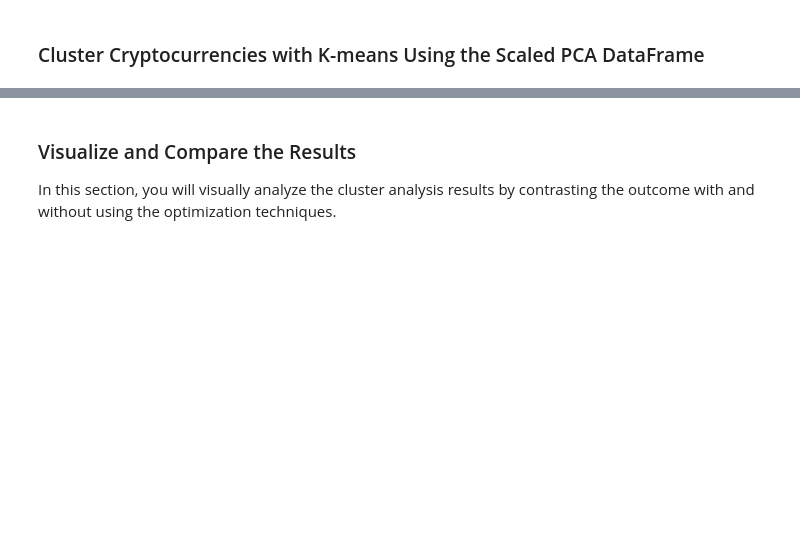
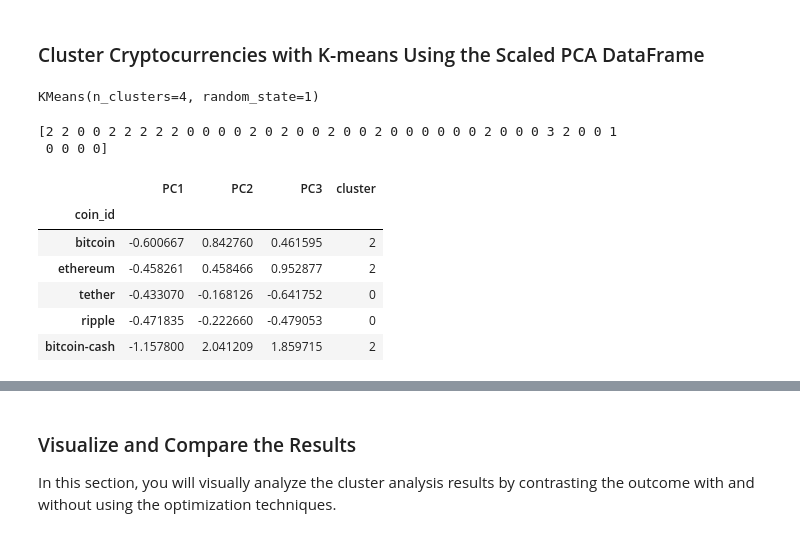
Before and after one commit to RacheMorris16k/CryptoClustering, a Jupyter notebook: Crypto_Clustering.ipynb.ipynb, the cells around one changed output, grey strips where cells are left out. Drawn from its saved outputs; the diff is of its cells as text; code cells hidden in the pictures; blank space fills up the shorter version.

```diff
--- a/Crypto_Clustering.ipynb.ipynb
+++ b/Crypto_Clustering.ipynb.ipynb
@@ -232,11 +246,15 @@ pca_df.head()
 # %%
 # Create an empty list to store the inertia values
-
+inertia=[]
 
 # Create a for loop to compute the inertia with each possible value of k
 # Inside the loop:
 # 1. Create a KMeans model using the loop counter for the n_clusters
 # 2. Fit the model to the data using `df_market_data_pca`
 # 3. Append the model.inertia_ to the inertia list
+for k in k_values:
+    model = KMeans(n_clusters=k, random_state=1)
+    model.fit(pca_df)
+    inertia.append(model.inertia_)
 # %%
 # Create a dictionary with the data to plot the Elbow curve
@@ -260,21 +289,40 @@ pca_df.head()
 ### Cluster Cryptocurrencies with K-means Using the Scaled PCA DataFrame
 # %%
 # Initialize the K-Means model using the best value for k
+k_pca = 4  # or whatever k you chose from the PCA elbow curve
+pca_model = KMeans(n_clusters=k_pca, random_state=1)
 # %%
 # Fit the K-Means model using the PCA data
+pca_model.fit(pca_df)
+# %% [output]
+KMeans(n_clusters=4, random_state=1)
 # %%
 # Predict the clusters to group the cryptocurrencies using the scaled PCA DataFrame
+pca_predictions = pca_model.predict(pca_df)
 
 
 # Print the resulting array of cluster values.
+print(pca_predictions)
+# %% [output]
+[2 2 0 0 2 2 2 2 2 0 0 0 0 2 0 2 0 0 2 0 0 2 0 0 0 0 0 0 2 0 0 0 3 2 0 0 1
+ 0 0 0 0]
 # %%
 # Create a copy of the scaled PCA DataFrame
-
+clustered_pca_df = pca_df.copy()
 
 # Add a new column to the copy of the PCA DataFrame with the predicted clusters
-
+clustered_pca_df['cluster'] = pca_predictions
 
 # Display the copy of the scaled PCA DataFrame
+clustered_pca_df.head()
+# %% [output]
+|  | PC1 | PC2 | PC3 | cluster |
+| coin_id |  |  |  |  |
+| bitcoin | -0.600667 | 0.842760 | 0.461595 | 2 |
+| ethereum | -0.458261 | 0.458466 | 0.952877 | 2 |
+| tether | -0.433070 | -0.168126 | -0.641752 | 0 |
+| ripple | -0.471835 | -0.222660 | -0.479053 | 0 |
+| bitcoin-cash | -1.157800 | 2.041209 | 1.859715 | 2 |
 # %%
 # Create a scatter plot using hvPlot by setting
 # `x="PC1"` and `y="PC2"`.
```
Also changed, not shown: parts of 11 cells of this notebook.
